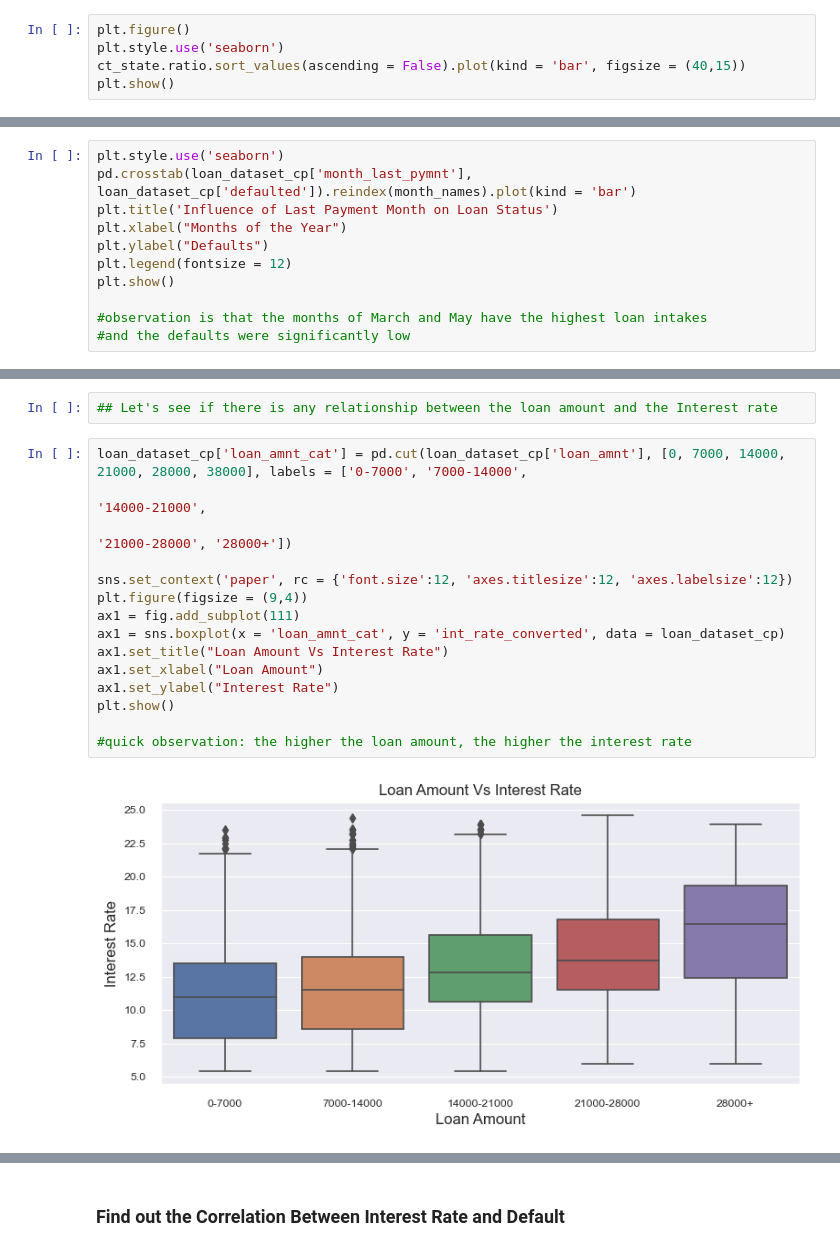
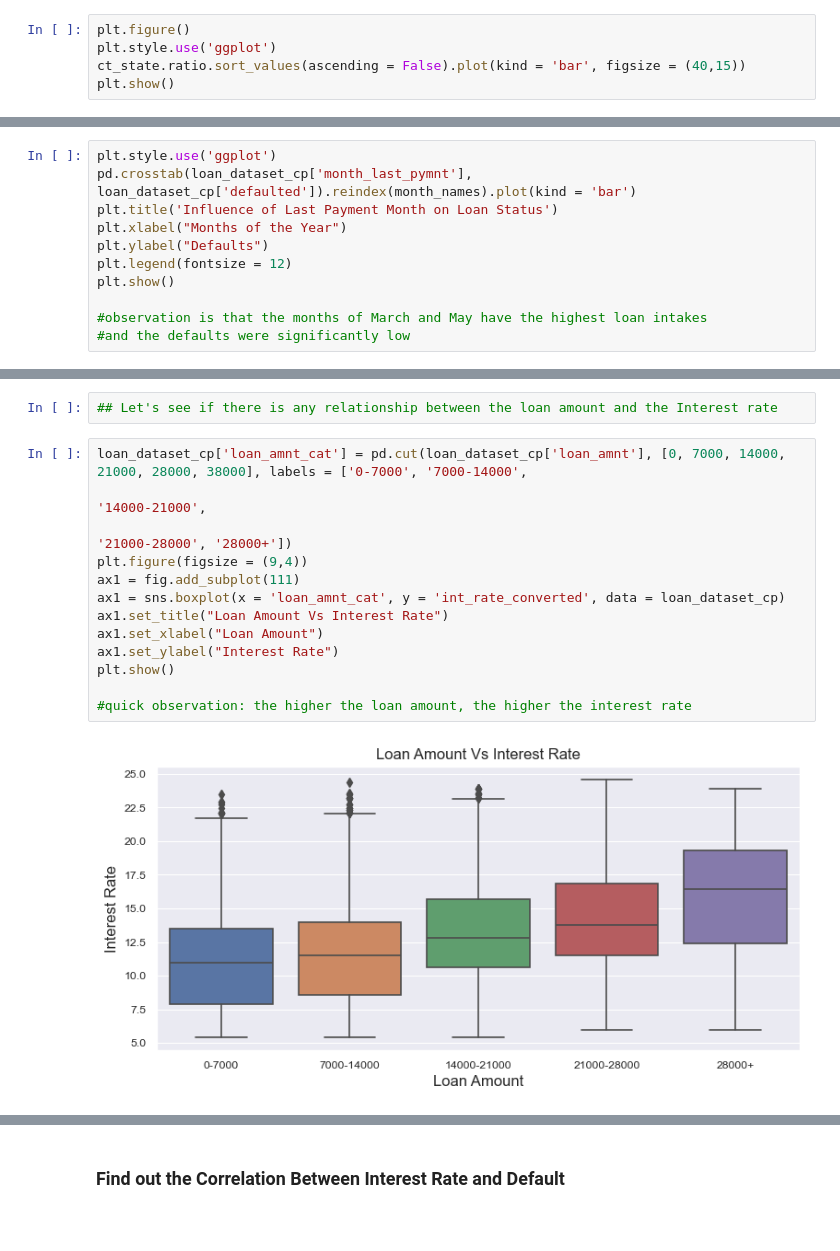
Before and after one commit to richwej/eda_projects, a Jupyter notebook: Project 1 - Lending Club/EDA _Lending_Club.ipynb, the cells around one changed output, grey strips where cells are left out. Saved outputs shown, nothing was run; the diff lists cells and outputs as text; blank space fills up the shorter version.

```diff
--- a/Project 1 - Lending Club/EDA _Lending_Club.ipynb
+++ b/Project 1 - Lending Club/EDA _Lending_Club.ipynb
@@ -1190,6 +1169,6 @@ ct_state['ratio'] = (ct_state[1]/ct_state[0])*100
 # %%
 plt.figure()
-plt.style.use('seaborn')
+plt.style.use('ggplot')
 ct_state.ratio.sort_values(ascending = False).plot(kind = 'bar', figsize = (40,15))
 plt.show()
 # %% [output]
@@ -1318,7 +1297,7 @@ loan_dataset_cp['month_last_pymnt'] = loan_dataset_cp['last_pymnt_d'].dt.strftim
 # %%
 month_names = ['Jan', 'Feb', 'Mar', 'Apr', 'May', 'Jun', 'Jul', 'Aug', 'Sep', 'Oct', 'Nov', 'Dec']
 # %%
-plt.style.use('seaborn')
+plt.style.use('ggplot')
 pd.crosstab(loan_dataset_cp['month_last_pymnt'], loan_dataset_cp['defaulted']).reindex(month_names).plot(kind = 'bar')
 plt.title('Influence of Last Payment Month on Loan Status')
 plt.xlabel("Months of the Year")
@@ -1527,20 +1518,18 @@ fig.show()
 # %%
 loan_dataset_cp['loan_amnt_cat'] = pd.cut(loan_dataset_cp['loan_amnt'], [0, 7000, 14000, 21000, 28000, 38000], labels = ['0-7000', '7000-14000',
                                                                                                                          '14000-21000',
                                                                                                                           '21000-28000', '28000+'])
-
-sns.set_context('paper', rc = {'font.size':12, 'axes.titlesize':12, 'axes.labelsize':12})
 plt.figure(figsize = (9,4))
 ax1 = fig.add_subplot(111)
 ax1 = sns.boxplot(x = 'loan_amnt_cat', y = 'int_rate_converted', data = loan_dataset_cp)
 ax1.set_title("Loan Amount Vs Interest Rate")
 ax1.set_xlabel("Loan Amount")
 ax1.set_ylabel("Interest Rate")
 plt.show()
 
 #quick observation: the higher the loan amount, the higher the interest rate
 # %% [output]
-[figure, old version]
+[figure, new version]
 # %%
 #Bivariate Analysis : To show the correlation between the grades of loan and The annual income of individuals
 sns.set_context('paper', rc = {'font.size':12, 'axes.titlesize':12, 'axes.labelsize':12})
```
Also changed, not shown: parts of 71 cells of this notebook, 5 other files.
